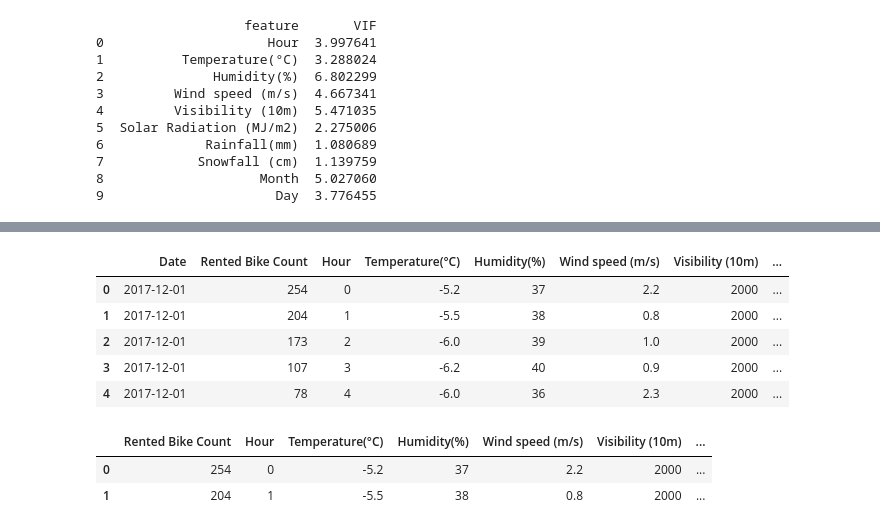
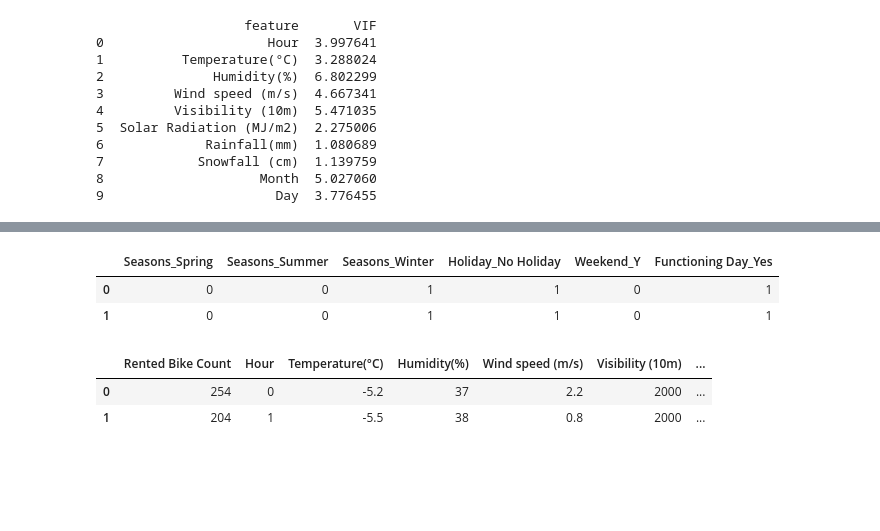
Before and after one commit to RadhikaRM/BikeShareDemandprediction, a Jupyter notebook: Bike_Sharing_Prediction.ipynb, the cells around one changed output, grey strips where cells are left out. Drawn from its saved outputs; the diff is of its cells as text; code cells hidden in the pictures; blank space fills up the shorter version.

```diff
--- a/Bike_Sharing_Prediction.ipynb
+++ b/Bike_Sharing_Prediction.ipynb
@@ -139,7 +139,7 @@ bd_df['Date'] = pd.to_datetime(bd_df['Date'], format='%d/%m/%Y')
 
 #Extracting Month,Weekday and Year from the date column
 bd_df['Month']=bd_df['Date'].dt.month
-bd_df['Weekday']=bd_df['Date'].dt.day_name()
+bd_df['Days_of_week']=bd_df['Date'].dt.day_name()
 bd_df['Year']=bd_df['Date'].dt.year
 bd_df['Day']=bd_df['Date'].dt.day
 # %%
@@ -529,12 +515,12 @@ dummy_categorical_feature= pd.get_dummies(df_copy[['Seasons']],drop_first=True)
-# %%
-df_copy.head(5)
-# %% [output]
-|  | Date | Rented Bike Count | Hour | Temperature(°C) | Humidity(%) | Wind speed (m/s) | Visibility (10m) | ... |
-| 0 | 2017-12-01 | 254 | 0 | -5.2 | 37 | 2.2 | 2000 | ... |
-| 1 | 2017-12-01 | 204 | 1 | -5.5 | 38 | 0.8 | 2000 | ... |
-| 2 | 2017-12-01 | 173 | 2 | -6.0 | 39 | 1.0 | 2000 | ... |
-| 3 | 2017-12-01 | 107 | 3 | -6.2 | 40 | 0.9 | 2000 | ... |
-| 4 | 2017-12-01 | 78 | 4 | -6.0 | 36 | 2.3 | 2000 | ... |
+# %%
+#Dummification of categorical columns
+columns_=['Seasons','Holiday','Weekend','Functioning Day']
+dummy_categorical_features = pd.get_dummies(bd_df[columns_],drop_first=True)
+dummy_categorical_features.head(2)
+# %% [output]
+|  | Seasons_Spring | Seasons_Summer | Seasons_Winter | Holiday_No Holiday | Weekend_Y | Functioning Day_Yes |
+| 0 | 0 | 0 | 1 | 1 | 0 | 1 |
+| 1 | 0 | 0 | 1 | 1 | 0 | 1 |
 # %%
 #Merging the dataframes with encoded features
 
```
Also changed, not shown: parts of 27 cells of this notebook.
